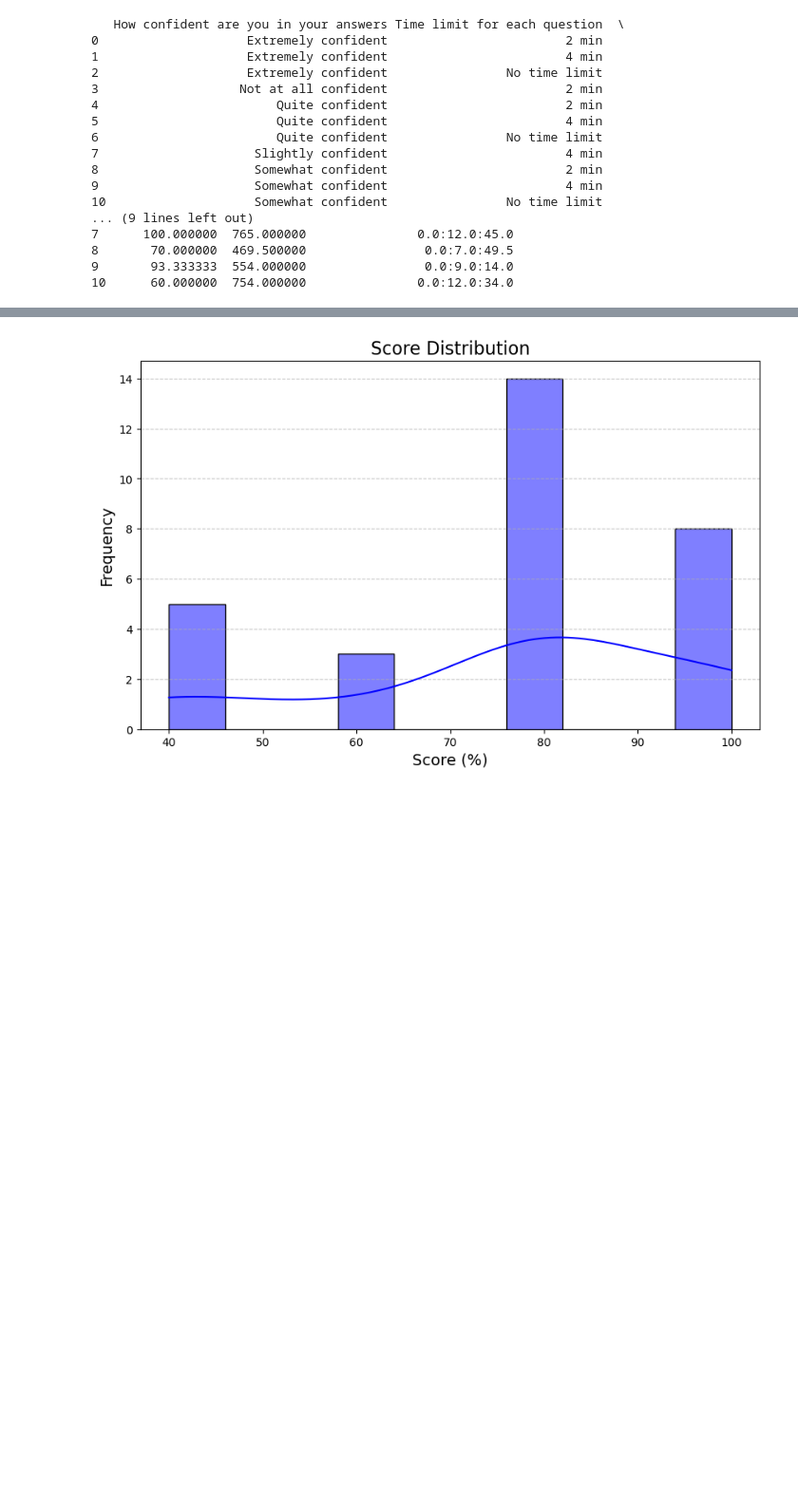
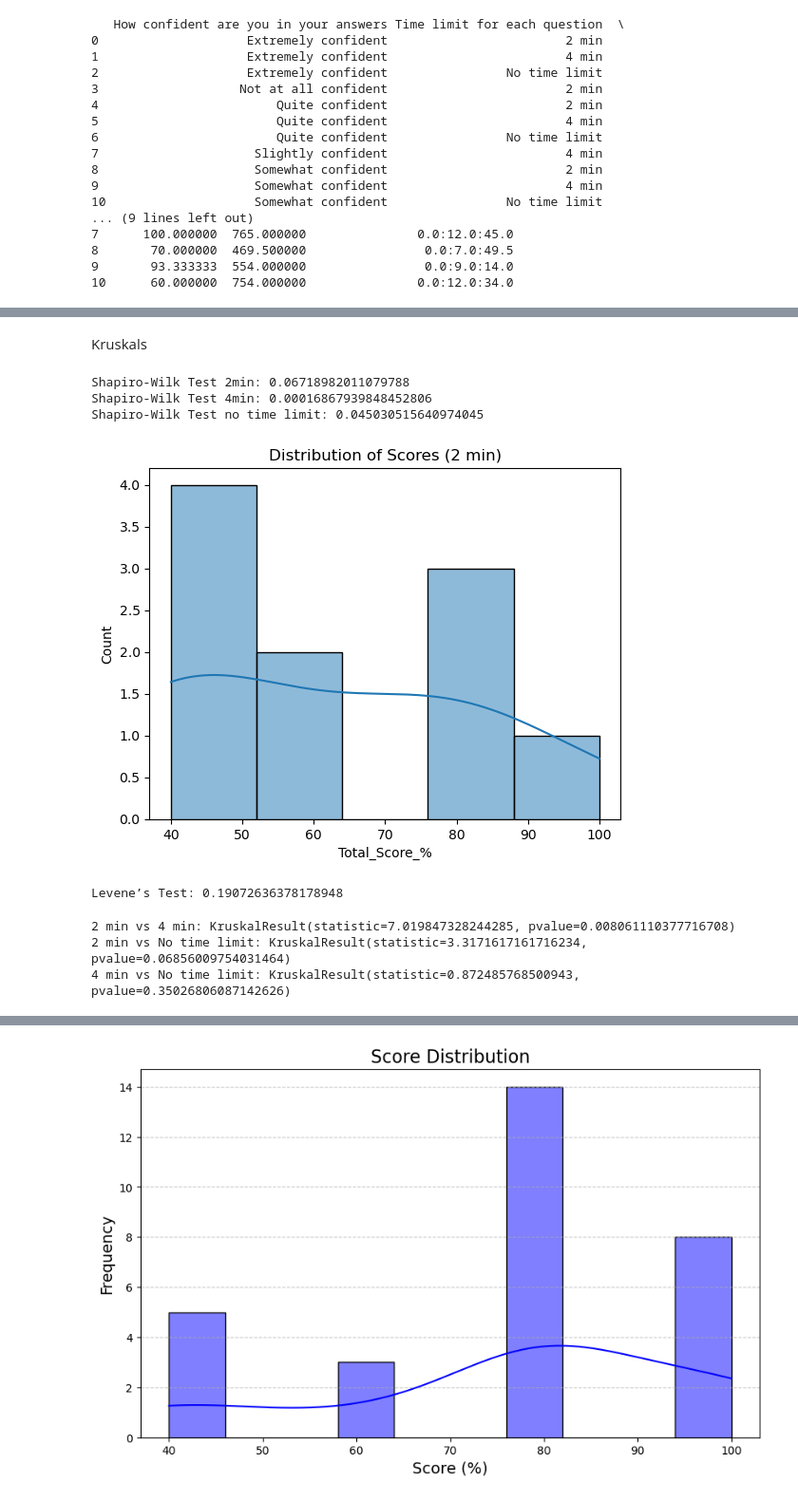
Before and after one commit to ClairNorah/ExperimentInCognitiveScience, a Jupyter notebook: analysis.ipynb, the cells around one changed output, grey strips where cells are left out. Shown at 95% size. Cells and saved outputs as stored; diff of their text form; code cells hidden in the pictures; blank space fills up the shorter version.

Commit message:
kruskal

```diff
--- a/analysis.ipynb
+++ b/analysis.ipynb
@@ -256,0 +317,21 @@ Name: Confidence_Numeric, dtype: object
+# %%
+from scipy import stats
+import pandas as pd
+
+# Separate the data by time limit
+score_2min = data[data['Time limit for each question'] == '2 min']['Total_Score_%']
+score_4min = data[data['Time limit for each question'] == '4 min']['Total_Score_%']
+score_no_time = data[data['Time limit for each question'] == 'No time limit']['Total_Score_%']
+
+# Perform Kruskal-Wallis test between all three groups
+kruskal_test = stats.kruskal(score_2min, score_4min, score_no_time)
+
+# Print the results of the Kruskal-Wallis test
+print("Kruskal-Wallis Test Result:", kruskal_test)
+
+# If the p-value is below the significance level (0.05), it suggests that there is a significant difference
+alpha = 0.05
+if kruskal_test.pvalue < alpha:
+    print("There is a significant difference between the groups.")
+else:
+    print("There is no significant difference between the groups.")
@@ -256,0 +374,53 @@ Name: Confidence_Numeric, dtype: object
+# %% [markdown]
+Kruskals
+# %%
+from scipy.stats import shapiro
+
+# Example for one group
+stat, p_value = shapiro(score_2min)
+print("Shapiro-Wilk Test 2min:", p_value)  # p > 0.05 means data is likely normal
+
+stat, p_value = shapiro(score_4min)
+print("Shapiro-Wilk Test 4min:", p_value)  # p > 0.05 means data is likely normal
+
+stat, p_value = shapiro(score_no_time)
+print("Shapiro-Wilk Test no time limit:", p_value)  # p > 0.05 means data is likely normal
+
+import seaborn as sns
+import matplotlib.pyplot as plt
+
+sns.histplot(score_2min, kde=True)
+plt.title('Distribution of Scores (2 min)')
+plt.show()
+
+from scipy.stats import levene
+
+stat, p_value = levene(score_2min, score_4min, score_no_time)
+print("Levene’s Test:", p_value)
+# %% [output]
+Shapiro-Wilk Test 2min: 0.06718982011079788
+Shapiro-Wilk Test 4min: 0.00016867939848452806
+Shapiro-Wilk Test no time limit: 0.045030515640974045
+[figure, added]
+Levene’s Test: 0.19072636378178948
+# %%
+from scipy import stats
+
+# Separate data based on time limits
+score_2min = data[data['Time limit for each question'] == '2 min']['Total_Score_%']
+score_4min = data[data['Time limit for each question'] == '4 min']['Total_Score_%']
+score_no_time = data[data['Time limit for each question'] == 'No time limit']['Total_Score_%']
+
+# Kruskal-Wallis test for pairwise comparisons:
+kruskal_2min_4min = stats.kruskal(score_2min, score_4min)
+kruskal_2min_no_time = stats.kruskal(score_2min, score_no_time)
+kruskal_4min_no_time = stats.kruskal(score_4min, score_no_time)
+
+# Print the Kruskal-Wallis results
+print("2 min vs 4 min:", kruskal_2min_4min)
+print("2 min vs No time limit:", kruskal_2min_no_time)
+print("4 min vs No time limit:", kruskal_4min_no_time)
+# %% [output]
+2 min vs 4 min: KruskalResult(statistic=7.019847328244285, pvalue=0.008061110377716708)
+2 min vs No time limit: KruskalResult(statistic=3.3171617161716234, pvalue=0.06856009754031464)
+4 min vs No time limit: KruskalResult(statistic=0.872485768500943, pvalue=0.35026806087142626)
```
Also changed, not shown: parts of 15 cells of this notebook, 2 other files.
